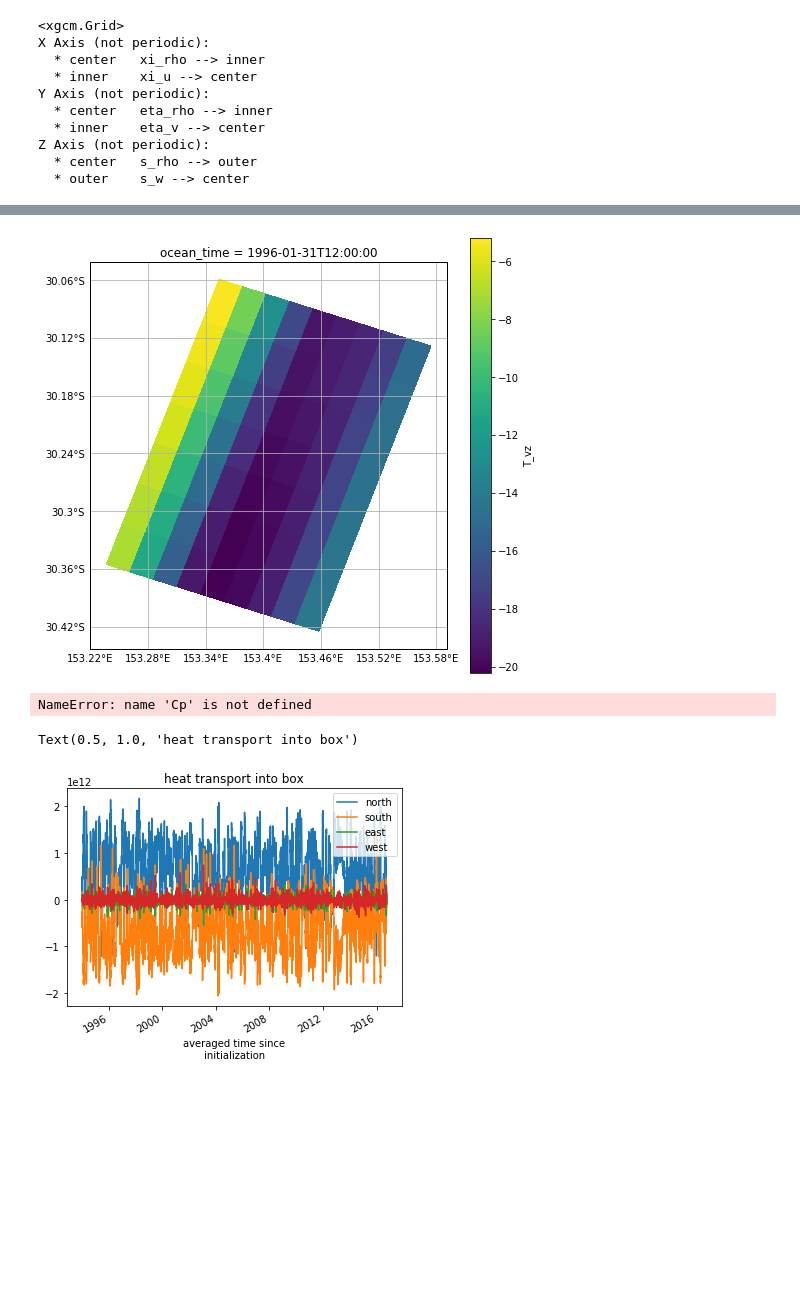
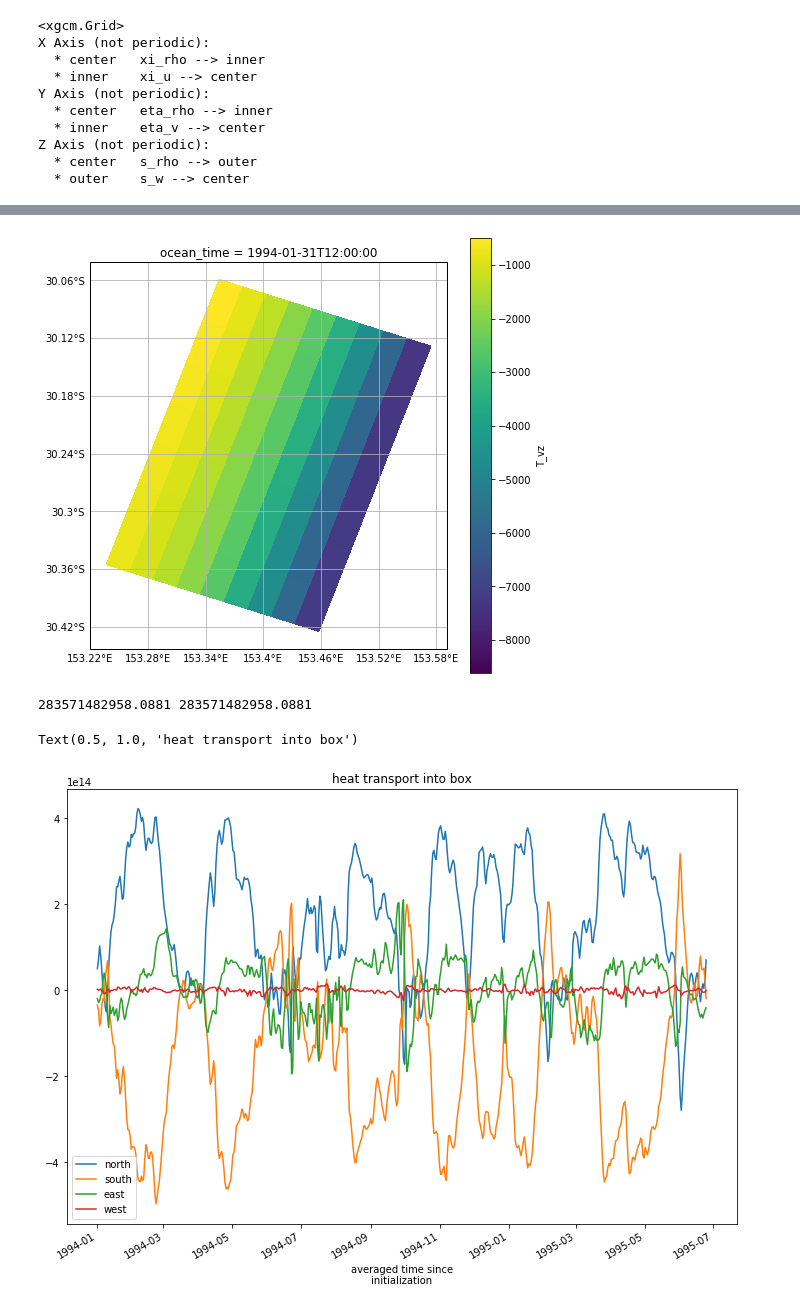
Before and after one commit to nmalan/ROMS_sandbox, a Jupyter notebook: heat_budget_CH.ipynb, the cells around one changed output, grey strips where cells are left out. Saved outputs shown, nothing was run; the diff lists cells and outputs as text; code cells hidden in the pictures; blank space fills up the shorter version.

```diff
--- a/heat_budget_CH.ipynb
+++ b/heat_budget_CH.ipynb
@@ -14,7 +12,7 @@ WARNING:root:Setting cartopy.config["pre_existing_data_dir"] to /home/z3526974/m
 # %%
 #load pre-subsetted file (if available), otherwise uncomment the cells above and below this one
 datapath = '/srv/scratch/z3526974/ROMS_at_mooring_sites/CH/'
-ts = xr.open_mfdataset(datapath + 'CH*.nc', chunks={'ocean_time': 1}, combine='by_coords', decode_coords=True)
+ts = xr.open_mfdataset(datapath + 'CH_site_ROMS_subset_01.nc', chunks={'ocean_time': 1}, combine='by_coords', decode_coords=True)
 # %% [markdown]
 # Creating a grid object
 While xgcm doesn't currently have an implementation for the SGRID convention for ROMS, a workaround consist on renaming eta_u and xi_v dimensions to rho. With this replacement 'psi' points have now a position (eta_v, xi_u). See issue here https://github.com/xgcm/xgcm/issues/108
@@ -90,7 +88,7 @@ Z Axis (not periodic):
 ds['T_u'] = grid.interp(ds.u, axis='X', boundary = 'extend')*ds.temp
 ds['T_v'] = grid.interp(ds.v, axis='Y', boundary = 'extend')*ds.temp
 
-ds['T_uz'] = (grid.integrate(ds.T_u, 'Z'))/ds.h
-ds['T_vz']= (grid.integrate(ds.T_v, 'Z'))/ds.h
+ds['T_uz'] = (grid.integrate(ds.T_u, 'Z'))
+ds['T_vz']= (grid.integrate(ds.T_v, 'Z'))
 ds.T_uz
 # %% [output]
@@ -107,11 +142,11 @@ coast = cfeature.NaturalEarthFeature(category='physical', scale='10m',
                             facecolor='none', name='coastline')
 ax = plt.axes(projection=ccrs.PlateCarree())
 feature = ax.add_feature(coast, edgecolor='black',facecolor='gray')
-ds.T_vz.sel(ocean_time='1996-01-31T12').plot(ax=ax, transform=ccrs.PlateCarree(),
+ds.T_vz.sel(ocean_time='1994-01-31T12').plot(ax=ax, transform=ccrs.PlateCarree(),
                                         x='lon_rho', y='lat_rho')
 gl = ax.gridlines(draw_labels=True)
 gl.xformatter = LONGITUDE_FORMATTER
 gl.yformatter = LATITUDE_FORMATTER
 gl.xlabels_top = gl.ylabels_right = False
 # %% [output]
-[figure, old version]
+[figure, new version]
@@ -122,19 +153,31 @@ Rho_0 = 1025
+# %%
+#Calculate heat transport
+Cp = 3850
+Rho_0 = 1025
+# Calculate volume the romstools way
+Volume = ds.h/(ds.pm*ds.pn)
+V0 = Volume.sum(['eta_rho', 'xi_rho'])
+# Calculate volume the xgcm way
+V_A = (ds.dA*ds.h).sum(['eta_rho', 'xi_rho'])
+# Check that they match
+print(V_A[0].values,V0[0].values)
+# %% [output]
+283571482958.0881 283571482958.0881
 # %%
-s = (Cp*Rho_0*grid.integrate(ds.T_vz, 'X').sel(eta_rho=-1)).load()
-n = (Cp*Rho_0*grid.integrate(ds.T_vz, 'X').sel(eta_rho=0)*-1).load()
-w = (Cp*Rho_0*grid.integrate(ds.T_uz, 'Y').sel(xi_rho=0)*-1).load()
-e = (Cp*Rho_0*grid.integrate(ds.T_uz, 'Y').sel(xi_rho=-1)).load()
-tot_heat_adv = ((n+s+e+w)/(ds.dx_u[0,0,:].sum()ds.dy_u[0,0,:].sum()))*-1 #     ((ii-i)*(jj-j)*2500*5000)
+n = (Cp*Rho_0*(grid.integrate(ds.T_vz, 'X').sel(eta_rho=-1)*-1)).load()
+s = (Cp*Rho_0*grid.integrate(ds.T_vz, 'X').sel(eta_rho=0)).load()
+w = (Cp*Rho_0*grid.integrate(ds.T_uz, 'Y').sel(xi_rho=0)).load()
+e = (Cp*Rho_0*grid.integrate(ds.T_uz, 'Y').sel(xi_rho=-1)*-1).load()
+tot_heat_adv = (n+s+e+w) #Total heat advection, which should be in Watts
-# %% [output]
-NameError: name 'Cp' is not defined
 # %%
+fig = plt.figure(figsize=(12,8))
 n.plot(label='north')
 s.plot(label='south')
 e.plot(label='east')
 w.plot(label='west')
 plt.legend()
 plt.title('heat transport into box')
 #plt.savefig('heat_transport.png', dpi=300,bbox_inches='tight')
 # %% [output]
 Text(0.5, 1.0, 'heat transport into box')
-[figure, old version]
+[figure, new version]
```
Also changed, not shown: parts of 20 cells of this notebook, 1 other file.
